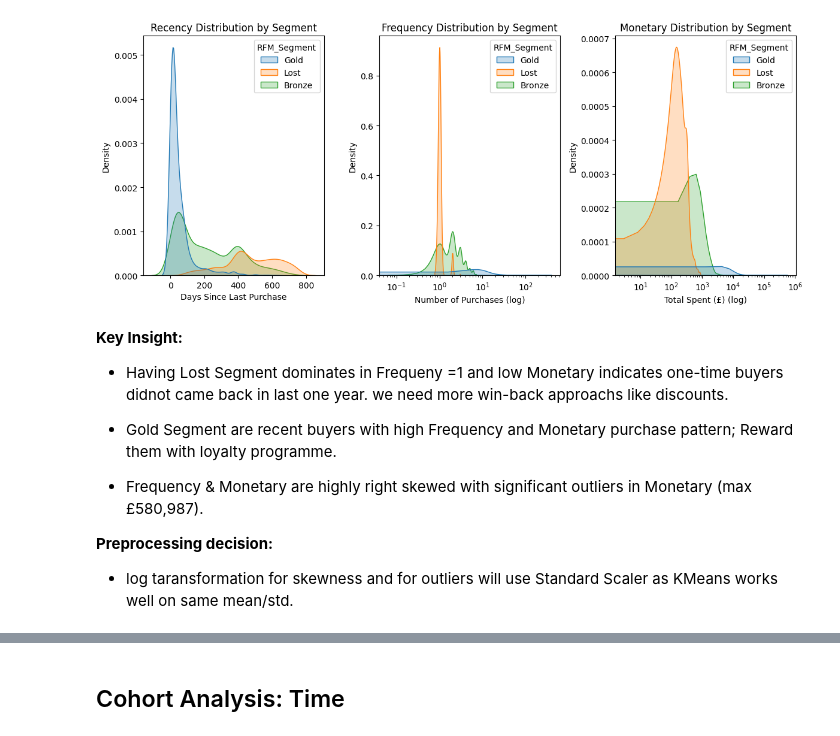
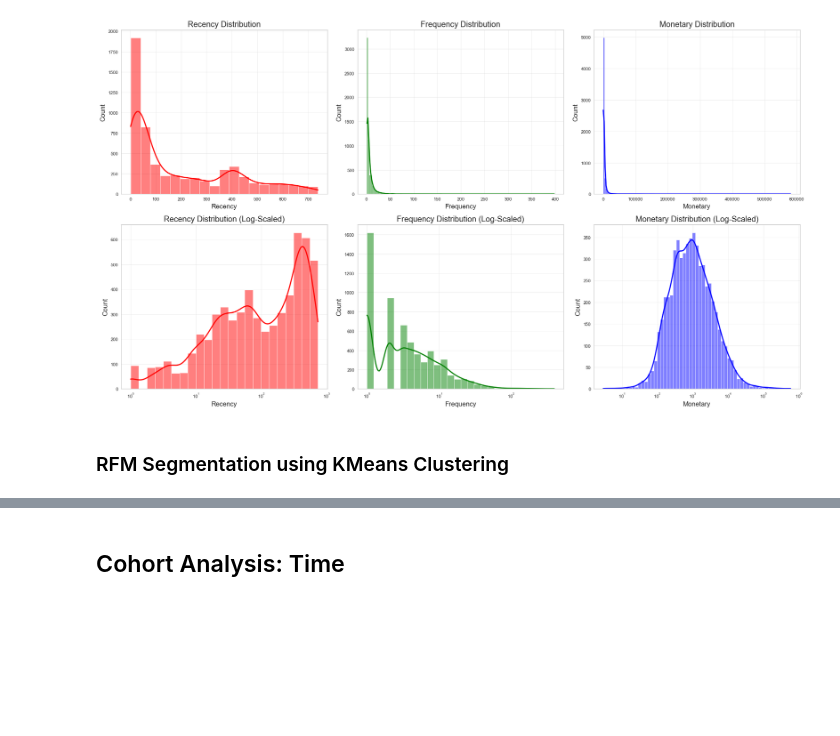
Before and after one commit to aguchhait-stack/Online_Retail_II, a Jupyter notebook: online_retail_uci.ipynb, the cells around one changed output, grey strips where cells are left out. Cells and saved outputs as stored; diff of their text form; code cells hidden in the pictures; blank space fills up the shorter version.

```diff
--- a/online_retail_uci.ipynb
+++ b/online_retail_uci.ipynb
@@ -121,22 +162,17 @@ Most recent customer are more valuable customer which is 4 and 1 means inactive
 # %%
+# Snap date
 snap_date = retail_silver['InvoiceDate'].max()+pd.Timedelta(days=1)
 
+# RFM table
 rfm = retail_silver.groupby('CustomerID',as_index=False).agg(
     Recency=("InvoiceDate",lambda x: (snap_date-x.max()).days),
     Frequency = ("Invoice","nunique"),
     Monetary = ("TotalPrice","sum")
 )
 
-rfm['Recency_score'] = pd.qcut(rfm['Recency'].rank(method='first'),q=4,labels=[4,3,2,1]).astype(int) # Converting from catagorial to Int
-rfm['Frequency_score'] = pd.qcut(rfm['Frequency'].rank(method='first'),q=4,labels=[1,2,3,4]).astype(int)
-rfm["Monetary_score"]=pd.qcut(rfm['Monetary'].rank(method='first'),q=4,labels=[1,2,3,4]).astype(int)
-rfm["RFM_Segment"]=rfm[['Recency_score','Frequency_score',"Monetary_score"]].sum(axis=1)\
-                                    .map(lambda x: 'Gold' if x>=9 else
-                                                   "Bronze" if x >=5 else
-                                                   "Lost")
-
-print("=="*30)
-print("Distribution of RFM")
-print("=="*30)
-print(rfm.describe())
+# Descriptive summary
+print("=="*20)
+print("Base RFM Metrics Summary")
+print("=="*20)
+print(rfm.describe().round(2))
 # %% [output]
@@ -160,29 +191,32 @@ max           4.000000        4.000000
-# %%
-fig,(ax1,ax2,ax3) = plt.subplots(1,3,figsize=(12,5))
-sns.kdeplot(x="Recency",data=rfm,hue='RFM_Segment',fill= True,ax=ax1)
-sns.kdeplot(x="Frequency",data=rfm,hue='RFM_Segment',fill= True,ax=ax2)
-sns.kdeplot(x="Monetary",data=rfm,hue='RFM_Segment',fill= True,ax=ax3)
-ax1.set_title('Recency Distribution by Segment')
-ax1.set_xlabel('Days Since Last Purchase')
-ax2.set_title('Frequency Distribution by Segment')
-ax2.set_xlabel('Number of Purchases (log)')
-ax2.set_xscale("log")
-ax3.set_title('Monetary Distribution by Segment')
-ax3.set_xlabel('Total Spent (£) (log)')
-ax3.set_xscale("log")
-plt.tight_layout()
-plt.show()
-# %% [output]
-[figure, removed]
-# %% [markdown]
-**Key Insight:**
-
-- Having Lost Segment dominates in Frequeny =1 and low Monetary indicates one-time buyers didnot came back in last one year. we need more win-back approachs like discounts.
-
-- Gold Segment are recent buyers with high Frequency and Monetary purchase pattern; Reward them with loyalty programme.
-
-- Frequency & Monetary are highly right skewed with significant outliers in Monetary (max £580,987).
-
-**Preprocessing decision:**
-
-- log taransformation for skewness and for outliers will use Standard Scaler as KMeans works well on same mean/std.
+# %%
+fig,axes = plt.subplots(2,3,figsize=(18,10))
+sns.histplot(x="Recency",fill=True,data=rfm,color="red",
+             kde=True,ax=axes[0,0])
+sns.histplot(x="Frequency",fill=True,data=rfm,color="green",
+             kde=True,ax=axes[0,1])
+sns.histplot(x="Monetary",fill=True,data=rfm,color="blue",
+             kde=True,ax=axes[0,2])
+sns.histplot(x="Recency",fill=True,data=rfm,color="red",kde=True,
+             log_scale=True,ax=axes[1,0])
+sns.histplot(x="Frequency",fill=True,data=rfm,color="green",kde=True,
+             log_scale=True,ax=axes[1,1])
+sns.histplot(x="Monetary",fill=True,data=rfm,color="blue",
+             kde=True,log_scale=True,ax=axes[1,2])
+axes[0,0].set_title('Recency Distribution')
+axes[0,0].grid(alpha=0.5)
+axes[0,1].set_title('Frequency Distribution')
+axes[0,1].grid(alpha=0.5)
+axes[0,2].set_title('Monetary Distribution')
+axes[0,2].grid(alpha=0.5)
+axes[1,0].set_title('Recency Distribution (Log-Scaled)')
+axes[1,0].grid(alpha=0.5)
+axes[1,1].set_title('Frequency Distribution (Log-Scaled)')
+axes[1,1].grid(alpha=0.5)
+axes[1,2].set_title('Monetary Distribution (Log-Scaled)')
+axes[1,2].grid(alpha=0.5)
+plt.tight_layout()
+plt.show()
+# %% [output]
+[figure, added]
+# %% [markdown]
+### RFM Segmentation using KMeans Clustering
```
Also changed, not shown: parts of 39 cells of this notebook, 3 other files.
